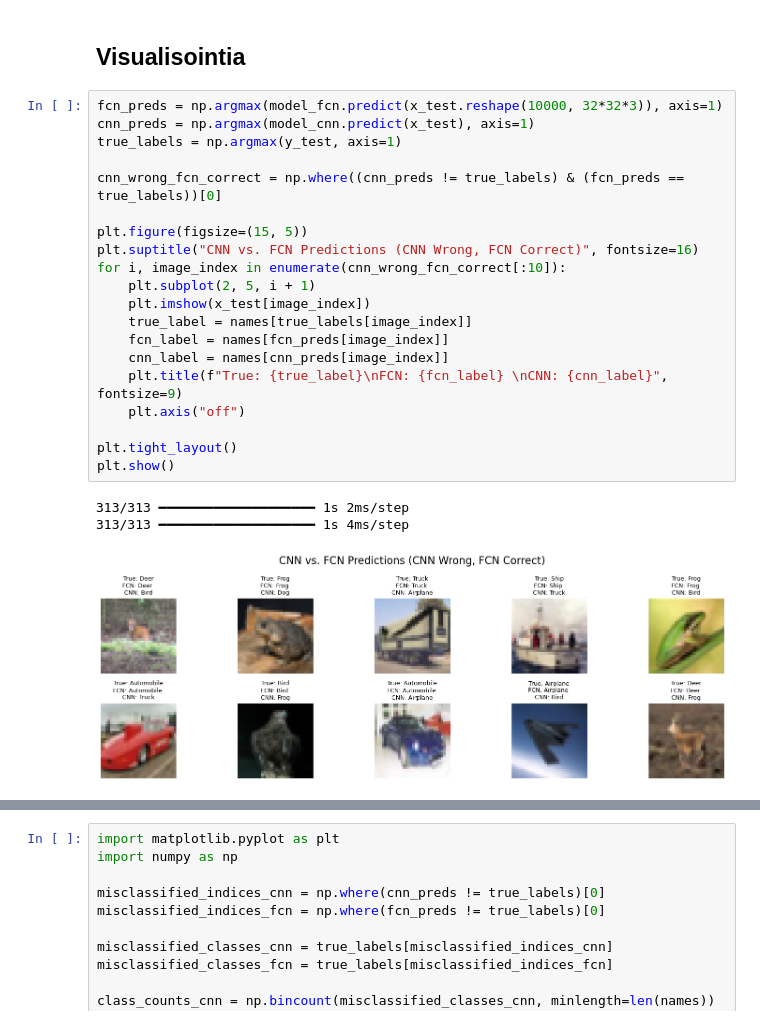
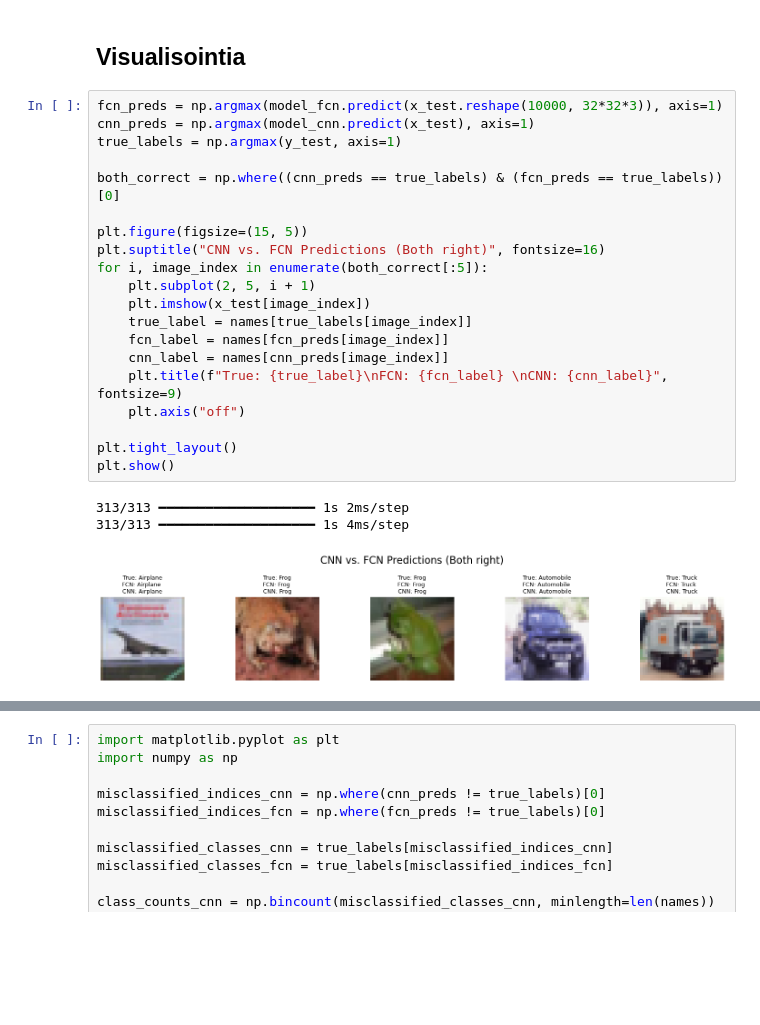
Before and after one commit to Islake/Neuroverkkoprojekti, a Jupyter notebook: CIFAR-10 luokitteluprojekti/CIFAR-10 luokittelu.ipynb, the cells around one changed output, grey strips where cells are left out. Drawn from its saved outputs; the diff is of its cells as text; blank space fills up the shorter version.

Commit message:
Visualisointi

```diff
--- a/CIFAR-10 luokitteluprojekti/CIFAR-10 luokittelu.ipynb
+++ b/CIFAR-10 luokitteluprojekti/CIFAR-10 luokittelu.ipynb
@@ -380,24 +380,24 @@ CNN Number of parameters: 42442
 # %%
 fcn_preds = np.argmax(model_fcn.predict(x_test.reshape(10000, 32*32*3)), axis=1)
 cnn_preds = np.argmax(model_cnn.predict(x_test), axis=1)
 true_labels = np.argmax(y_test, axis=1)
 
-cnn_wrong_fcn_correct = np.where((cnn_preds != true_labels) & (fcn_preds == true_labels))[0]
+both_correct = np.where((cnn_preds == true_labels) & (fcn_preds == true_labels))[0]
 
 plt.figure(figsize=(15, 5))
-plt.suptitle("CNN vs. FCN Predictions (CNN Wrong, FCN Correct)", fontsize=16)
-for i, image_index in enumerate(cnn_wrong_fcn_correct[:10]):
+plt.suptitle("CNN vs. FCN Predictions (Both right)", fontsize=16)
+for i, image_index in enumerate(both_correct[:5]):
     plt.subplot(2, 5, i + 1)
     plt.imshow(x_test[image_index])
     true_label = names[true_labels[image_index]]
     fcn_label = names[fcn_preds[image_index]]
     cnn_label = names[cnn_preds[image_index]]
     plt.title(f"True: {true_label}\nFCN: {fcn_label} \nCNN: {cnn_label}", fontsize=9)
     plt.axis("off")
 
 plt.tight_layout()
 plt.show()
 # %% [output]
 313/313 ━━━━━━━━━━━━━━━━━━━━ 1s 2ms/step
 313/313 ━━━━━━━━━━━━━━━━━━━━ 1s 4ms/step
-[figure, old version]
+[figure, new version]
```
Also changed, not shown: parts of 3 cells of this notebook.
